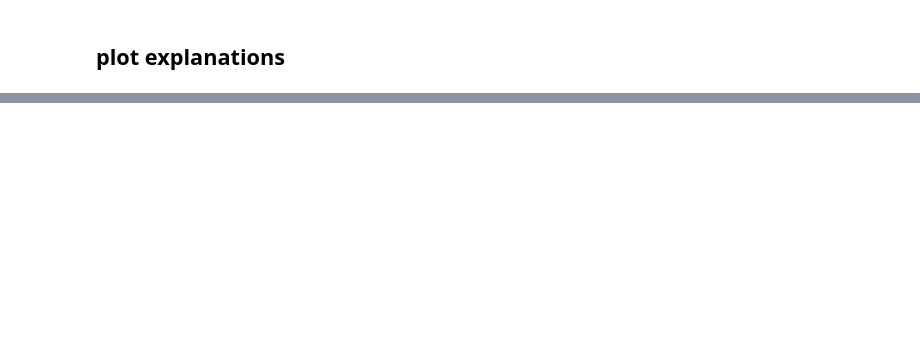
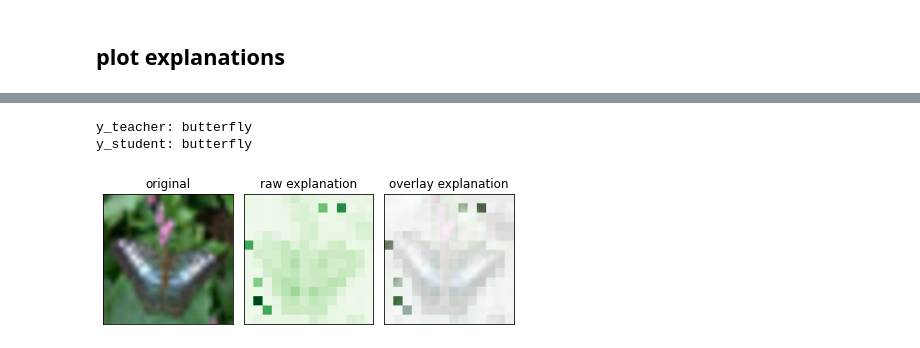
Before and after one commit to CoderPat/learning-scaffold, a Jupyter notebook: notebooks/investigate_explanations_vit.ipynb, the cells around one changed output, grey strips where cells are left out. Saved outputs shown, nothing was run; the diff lists cells and outputs as text; code cells hidden in the pictures; blank space fills up the shorter version.

Commit message:
Update reqs and expls vit

```diff
--- a/notebooks/investigate_explanations_vit.ipynb
+++ b/notebooks/investigate_explanations_vit.ipynb
@@ -187,25 +210,3 @@ def get_expl(data, idx=0):
         'y': y[0],
         'x_img': data[idx]['img'],
     }
-# %%
-def show_expl(data, idx=0):
-
-    d = get_expl(data, idx)
-    # x = np.asarray(d['x'])
-    x = np.asarray(d['x_img'].resize((224, 224)))
-    expl = np.asarray(d['teacher_expl'])
-    # remove cls token
-    e = expl[1:].reshape(14, 14)
-    # repeat interleave for each patch
-    e = np.repeat(np.repeat(e, 16, axis=0), 16, axis=1)
-    # add dummy dim
-    e = e[:, :, None]
-
-    print('y_teacher:', labels[d['y_teacher']])
-    print('y_student:', labels[d['y_student']])
-    visualization.visualize_image_attr_multiple(e, x,
-                                                methods=['original_image', 'heat_map', 'alpha_scaling'],
-                                                signs=['positive', 'positive', 'positive'],
-                                                titles=['original', 'raw explanation', 'overlay explanation'],
-                                                fig_size=(6, 3))
-    return d
@@ -262,0 +213,21 @@ for i in range(12):
+# %%
+def show_expl(data, idx=0, non_trained=False):
+    d = get_expl(data, idx, non_trained=non_trained)
+    # x = np.asarray(d['x'])
+    x = np.asarray(d['x_img'].resize((224, 224)))
+    expl = np.asarray(d['teacher_expl'])
+    # remove cls token
+    e = expl[1:].reshape(14, 14)
+    # repeat interleave for each patch
+    e = np.repeat(np.repeat(e, 16, axis=0), 16, axis=1)
+    # add dummy dim
+    e = e[:, :, None]
+
+    print('y_teacher:', labels[d['y_teacher']])
+    print('y_student:', labels[d['y_student']])
+    visualization.visualize_image_attr_multiple(e, x,
+                                                methods=['original_image', 'heat_map', 'alpha_scaling'],
+                                                signs=['positive', 'positive', 'positive'],
+                                                titles=['original', 'raw explanation', 'overlay explanation'],
+                                                fig_size=(6, 3))
+    return d
@@ -262,0 +240,6 @@ for i in range(12):
+# %%
+d = show_expl(test_data, idx=114, non_trained=True)
+# %% [output]
+y_teacher: butterfly
+y_student: butterfly
+[figure, added]
```
Also changed, not shown: parts of 26 cells of this notebook, 1 other file.
